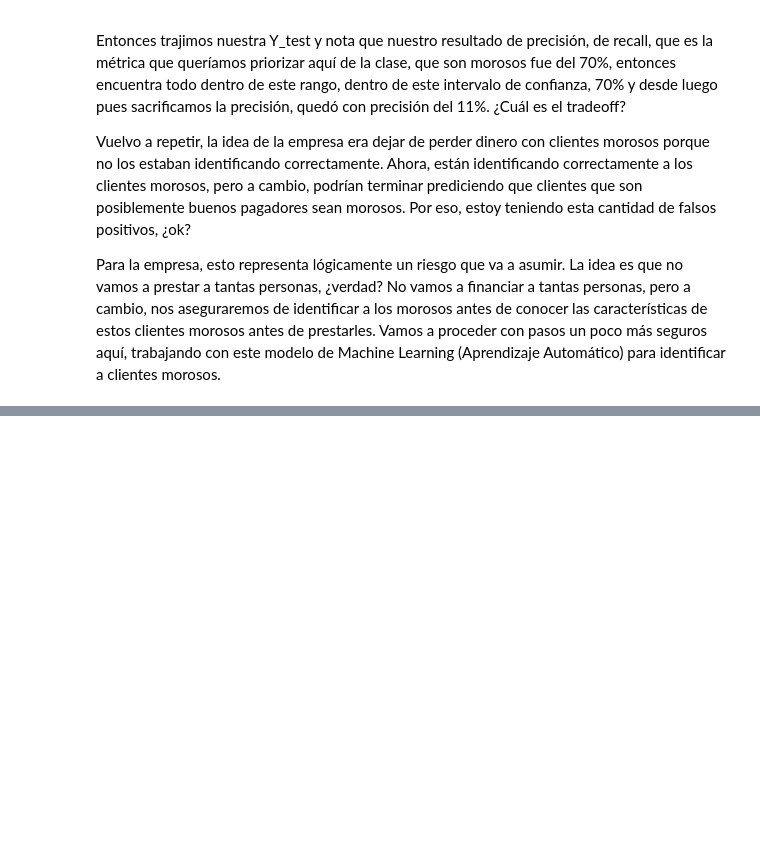
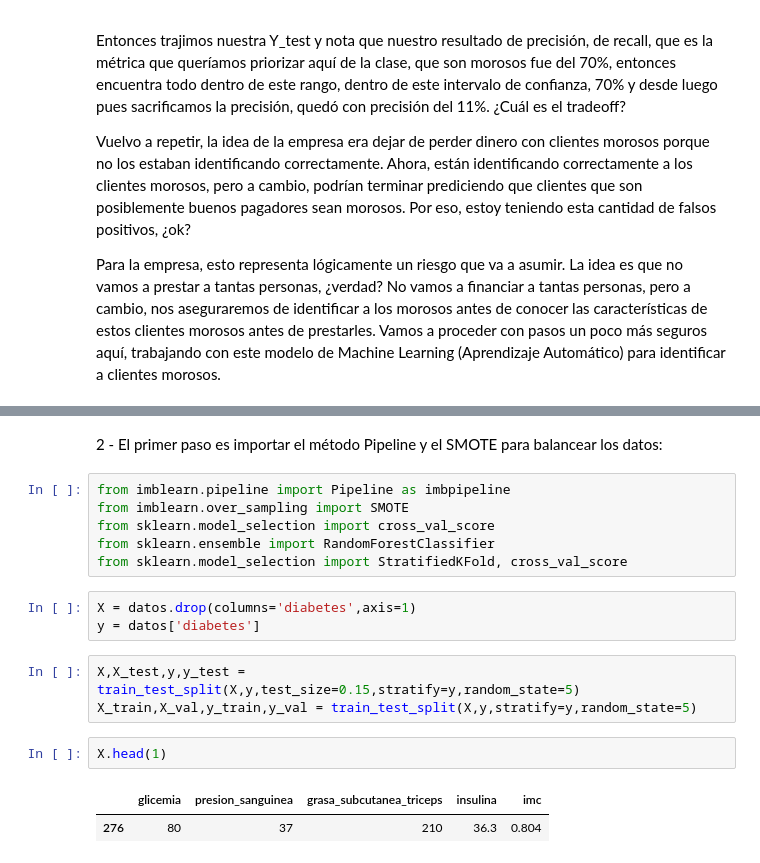
Before and after one commit to Deinbi/Machine__Learning_Alura, a Jupyter notebook: Clasificacion_validacion_y_metricas.ipynb, the cells around one changed output, grey strips where cells are left out. Drawn from its saved outputs; the diff is of its cells as text; blank space fills up the shorter version.

```diff
--- a/Clasificacion_validacion_y_metricas.ipynb
+++ b/Clasificacion_validacion_y_metricas.ipynb
@@ -1022,0 +1044,19 @@ Vamos a practicar el contenido que se presentó en la clase a partir de algunas
+# %% [markdown]
+2 - El primer paso es importar el método Pipeline y el SMOTE para balancear los datos:
+# %%
+from imblearn.pipeline import Pipeline as imbpipeline
+from imblearn.over_sampling import SMOTE
+from sklearn.model_selection import cross_val_score
+from sklearn.ensemble import RandomForestClassifier
+from sklearn.model_selection import StratifiedKFold, cross_val_score
+# %%
+X = datos.drop(columns='diabetes',axis=1)
+y = datos['diabetes']
+# %%
+X,X_test,y,y_test = train_test_split(X,y,test_size=0.15,stratify=y,random_state=5)
+X_train,X_val,y_train,y_val = train_test_split(X,y,stratify=y,random_state=5)
+# %%
+X.head(1)
+# %% [output]
+|  | glicemia | presion_sanguinea | grasa_subcutanea_triceps | insulina | imc |
+| 276 | 80 | 37 | 210 | 36.3 | 0.804 |
```
Also changed, not shown: parts of 22 cells of this notebook.
